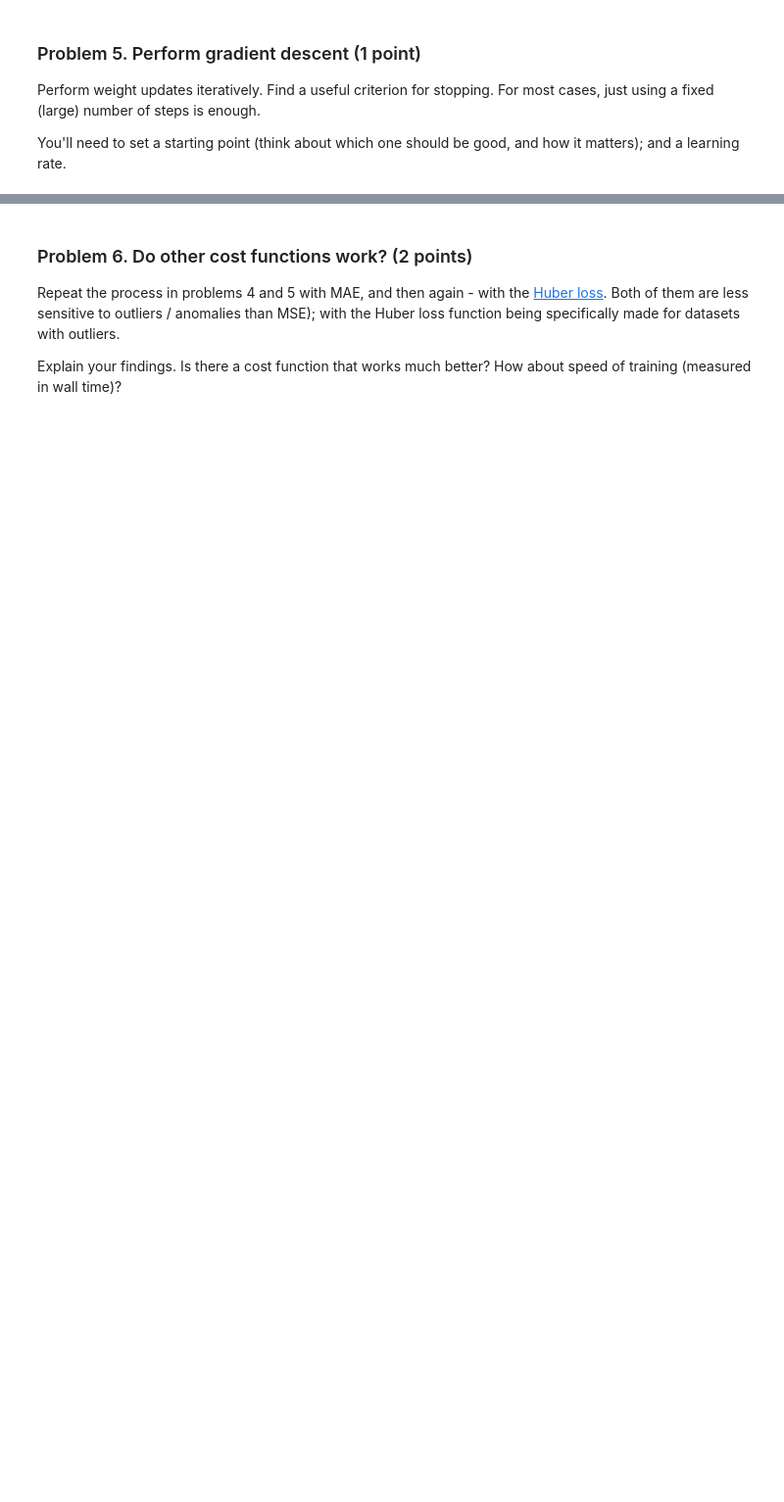
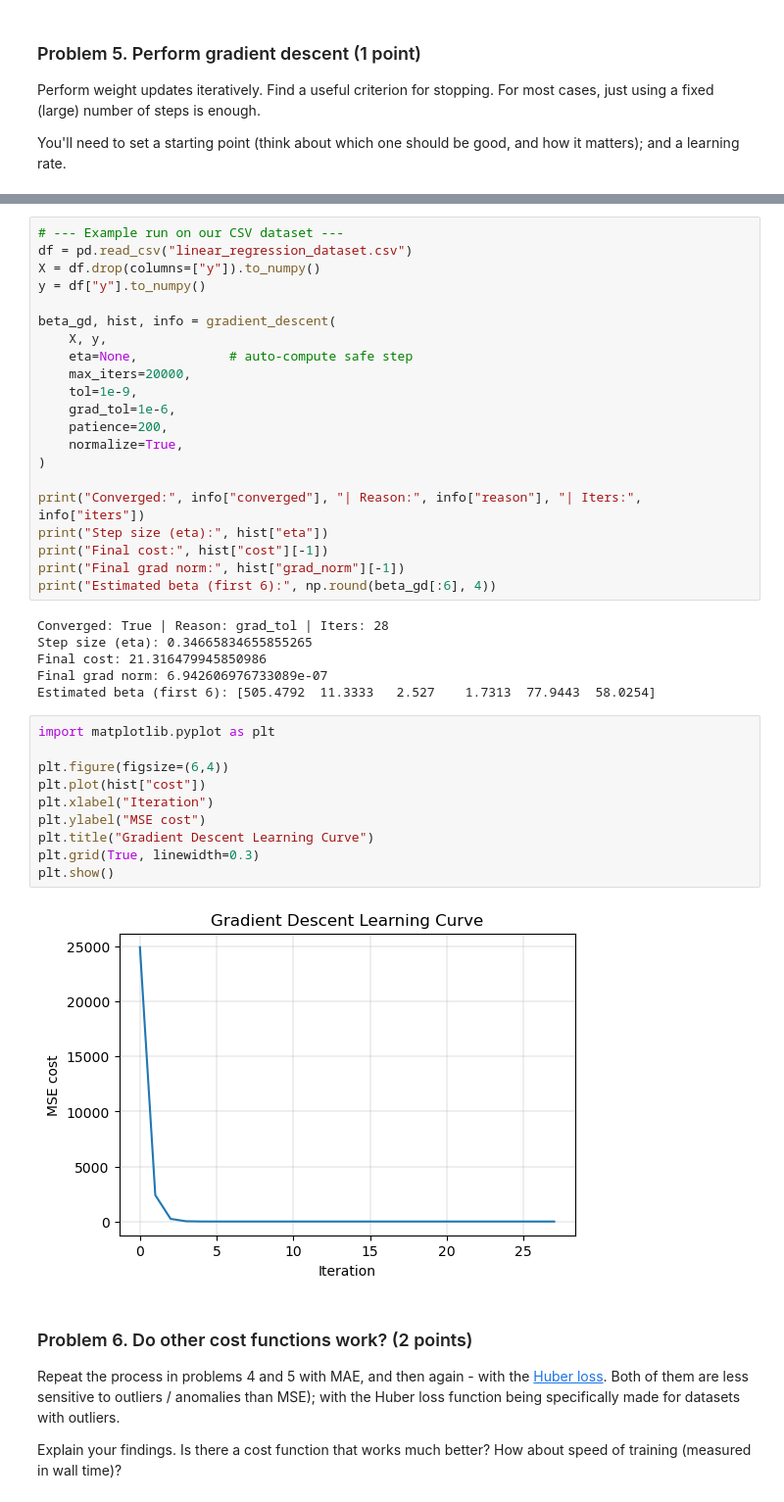
Before and after one commit to i11g/Regression-Models, a Jupyter notebook: Regression Models Lab.ipynb, the cells around one changed output, grey strips where cells are left out. Shown: that part at 98% size. Saved outputs shown, nothing was run; the diff lists cells and outputs as text; blank space fills up the shorter version.

```diff
--- a/Regression Models Lab.ipynb
+++ b/Regression Models Lab.ipynb
@@ -47,3 +489,42 @@ You'll need to set a starting point (think about which one should be good, and h
+# %%
+# --- Example run on our CSV dataset ---
+df = pd.read_csv("linear_regression_dataset.csv")
+X = df.drop(columns=["y"]).to_numpy()
+y = df["y"].to_numpy()
+
+beta_gd, hist, info = gradient_descent(
+    X, y,
+    eta=None,            # auto-compute safe step
+    max_iters=20000,
+    tol=1e-9,
+    grad_tol=1e-6,
+    patience=200,
+    normalize=True,
+)
+
+print("Converged:", info["converged"], "| Reason:", info["reason"], "| Iters:", info["iters"])
+print("Step size (eta):", hist["eta"])
+print("Final cost:", hist["cost"][-1])
+print("Final grad norm:", hist["grad_norm"][-1])
+print("Estimated beta (first 6):", np.round(beta_gd[:6], 4))
+# %% [output]
+Converged: True | Reason: grad_tol | Iters: 28
+Step size (eta): 0.34665834655855265
+Final cost: 21.316479945850986
+Final grad norm: 6.942606976733089e-07
+Estimated beta (first 6): [505.4792  11.3333   2.527    1.7313  77.9443  58.0254]
+# %%
+import matplotlib.pyplot as plt
+
+plt.figure(figsize=(6,4))
+plt.plot(hist["cost"])
+plt.xlabel("Iteration")
+plt.ylabel("MSE cost")
+plt.title("Gradient Descent Learning Curve")
+plt.grid(True, linewidth=0.3)
+plt.show()
+# %% [output]
+[figure, added]
 # %% [markdown]
 ### Problem 6. Do other cost functions work? (2 points)
 Repeat the process in problems 4 and 5 with MAE, and then again - with the [Huber loss](https://en.wikipedia.org/wiki/Huber_loss). Both of them are less sensitive to outliers / anomalies than MSE); with the Huber loss function being specifically made for datasets with outliers.
```
Also changed, not shown: parts of 17 cells of this notebook, 2 other files.
